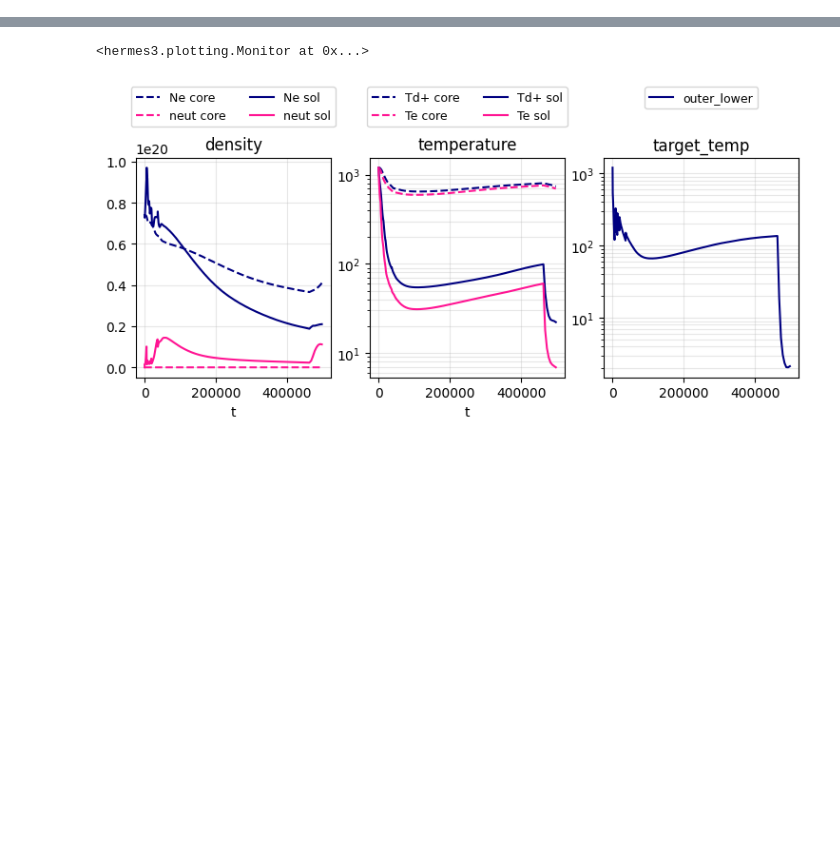
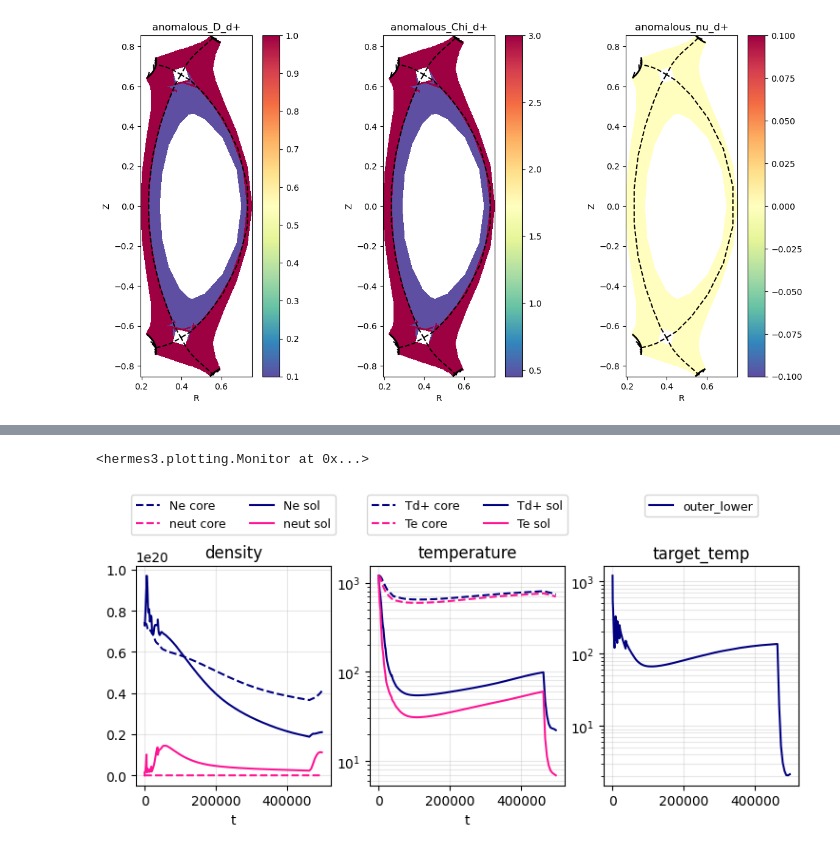
Before and after one commit to mikekryjak/sdtools, a Jupyter notebook: viking-pp.ipynb, the cells around one changed output, grey strips where cells are left out. Drawn from its saved outputs; the diff is of its cells as text; code cells hidden in the pictures; blank space fills up the shorter version.

```diff
--- a/viking-pp.ipynb
+++ b/viking-pp.ipynb
@@ -52,0 +149,19 @@ CHECK: Total domain volume is 1.556E+00 [m3]
+# %%
+data = caseng.ds
+
+cols = 3
+fig, axes = plt.subplots(1,cols, figsize = (cols*4,6), dpi = 100)
+# fig.subplots_adjust(wspace = 0)
+fig.tight_layout(pad = 0.4)
+tind = -1
+
+x = "d+"
+
+data[f"anomalous_D_{x}"].isel(t=tind).bout.pcolormesh(ax = axes[0], cmap = "Spectral_r", logscale = False)
+data[f"anomalous_Chi_{x}"].isel(t=tind).bout.pcolormesh(ax = axes[1], cmap = "Spectral_r", logscale = False)
+data[f"anomalous_nu_{x}"].isel(t=tind).bout.pcolormesh(ax = axes[2], cmap = "Spectral_r", logscale = False)
+
+# [ax.set_ylim(-0.9,0) for ax in axes]
+print("")
+# %% [output]
+[figure, added]
```
Also changed, not shown: parts of 13 cells of this notebook, 2 other files.
